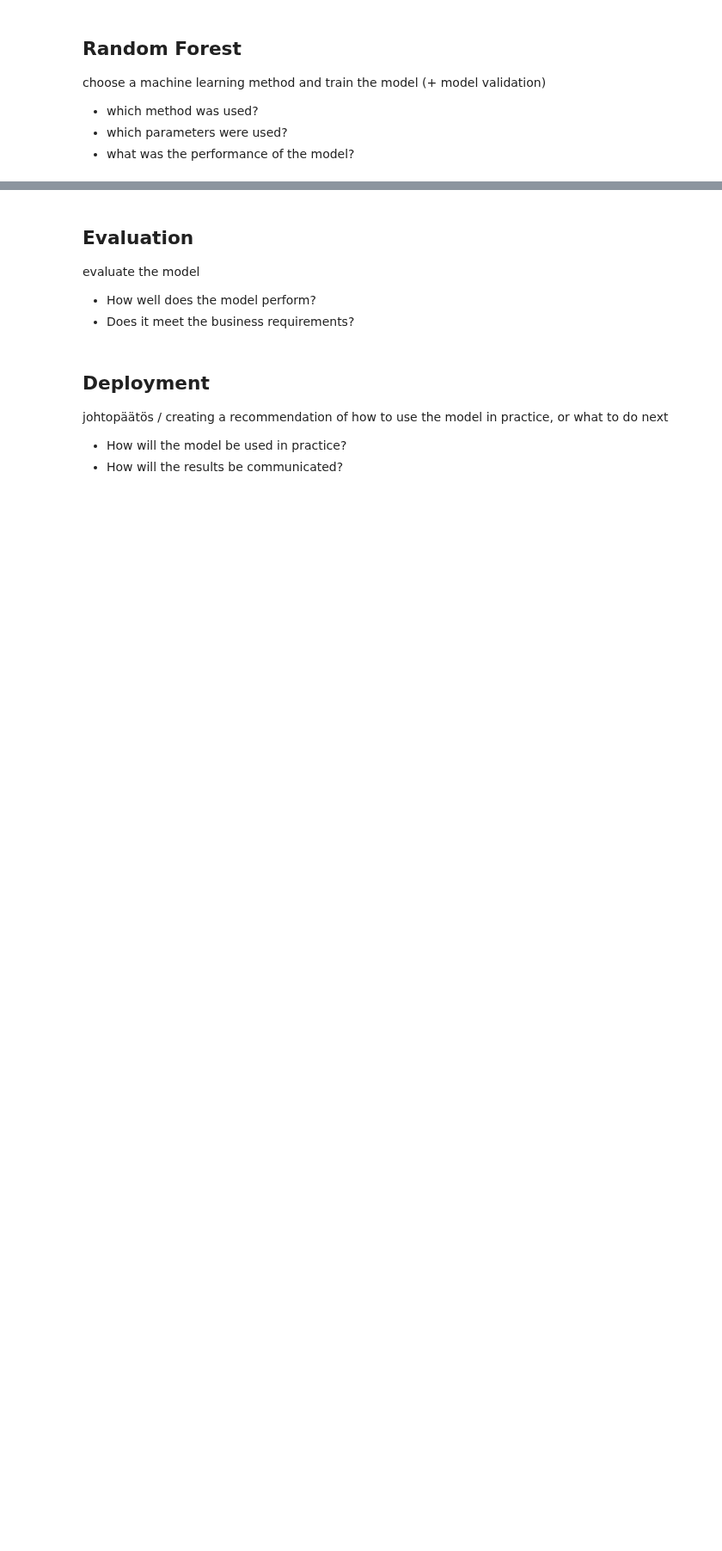
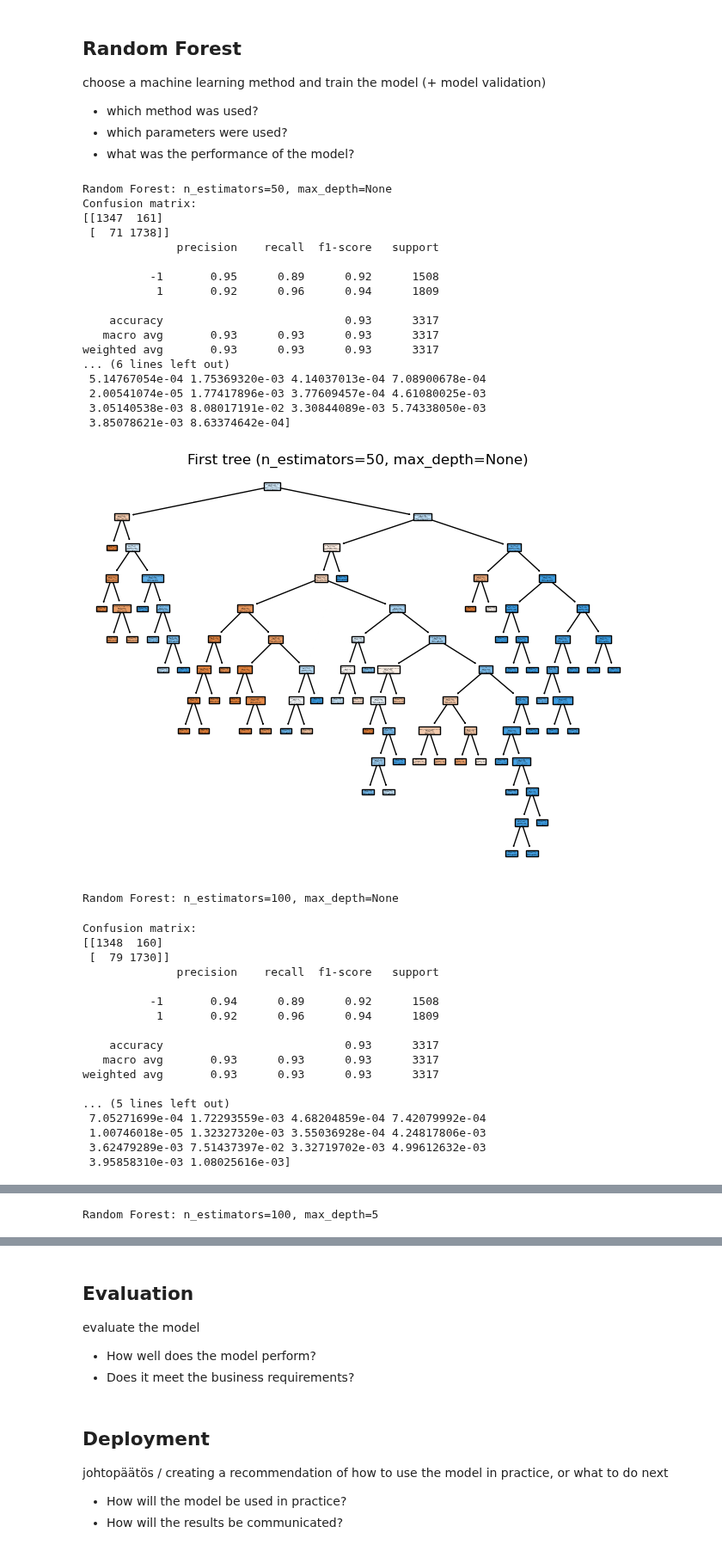
Before and after one commit to Itz-Ezu/DKKO_group6, a Jupyter notebook: dtrees_rforests/DTree_RForest.ipynb, the cells around one changed output, grey strips where cells are left out. Shown at 86% size. Cells and saved outputs as stored; diff of their text form; code cells hidden in the pictures; blank space fills up the shorter version.

```diff
--- a/dtrees_rforests/DTree_RForest.ipynb
+++ b/dtrees_rforests/DTree_RForest.ipynb
@@ -241,4 +245,76 @@ choose a machine learning method and train the model (+ model validation)
 - which parameters were used?
 - what was the performance of the model?
 # %%
-# hello world
+from sklearn.ensemble import RandomForestClassifier
+from sklearn.metrics import accuracy_score, confusion_matrix, classification_report
+import matplotlib.pyplot as plt
+from sklearn.tree import plot_tree, export_text
+import pandas as pd
+
+# Hyperparametrien testaus
+param_grid = [(50, None), (100, None), (100, 5), (100, 10), (200, 5)] # (n_estimators, max_depth)
+results = []
+
+for n_estimators, max_depth in param_grid:
+    print(f"\nRandom Forest: n_estimators={n_estimators}, max_depth={max_depth}")
+    model = RandomForestClassifier(n_estimators=n_estimators, max_depth=max_depth, bootstrap=True, max_samples=0.7, min_samples_leaf=30, random_state=randomstate)
+    model.fit(X_train, y_train)
+    y_pred = model.predict(X_test)
+    acc = accuracy_score(y_test, y_pred)
+    prec = precision_score(y_test, y_pred)
+    rec = recall_score(y_test, y_pred)
+    f1 = f1_score(y_test, y_pred)
+    results.append({'n_estimators': n_estimators, 'max_depth': max_depth, 'accuracy': acc, 'precision': prec, 'recall': rec, 'f1': f1})
+    print(f'Confusion matrix:\n{confusion_matrix(y_test, y_pred)}')
+    print(classification_report(y_test, y_pred))
+    print('Feature importances:')
+    print(model.feature_importances_)
+    # Visuali<
+    plt.figure(figsize=(8, 6))
+    plot_tree(model.estimators_[0], filled=True, feature_names=X.columns, class_names=['phishing', 'legitimate'])
+    plt.title(f'First tree (n_estimators={n_estimators}, max_depth={max_depth})')
+    plt.show()
+
+# Display results
+results_df = pd.DataFrame(results)
+print("\nYhteenveto hyperparametrien vaikutuksesta:")
+print(results_df)
+best = results_df.sort_values('accuracy', ascending=False).iloc[0]
+print(f"\nParas tulos: n_estimators={best['n_estimators']}, max_depth={best['max_depth']}, accuracy={best['accuracy']:.4f}")
+# %% [output]
+Random Forest: n_estimators=50, max_depth=None
+Confusion matrix:
+[[1347  161]
+ [  71 1738]]
+              precision    recall  f1-score   support
+
+          -1       0.95      0.89      0.92      1508
+           1       0.92      0.96      0.94      1809
+
+    accuracy                           0.93      3317
+   macro avg       0.93      0.93      0.93      3317
+weighted avg       0.93      0.93      0.93      3317
+... (6 lines left out)
+ 5.14767054e-04 1.75369320e-03 4.14037013e-04 7.08900678e-04
+ 2.00541074e-05 1.77417896e-03 3.77609457e-04 4.61080025e-03
+ 3.05140538e-03 8.08017191e-02 3.30844089e-03 5.74338050e-03
+ 3.85078621e-03 8.63374642e-04]
+[figure, added]
+Random Forest: n_estimators=100, max_depth=None
+Confusion matrix:
+[[1348  160]
+ [  79 1730]]
+              precision    recall  f1-score   support
+
+          -1       0.94      0.89      0.92      1508
+           1       0.92      0.96      0.94      1809
+
+    accuracy                           0.93      3317
+   macro avg       0.93      0.93      0.93      3317
+weighted avg       0.93      0.93      0.93      3317
+
+... (5 lines left out)
+ 7.05271699e-04 1.72293559e-03 4.68204859e-04 7.42079992e-04
+ 1.00746018e-05 1.32327320e-03 3.55036928e-04 4.24817806e-03
+ 3.62479289e-03 7.51437397e-02 3.32719702e-03 4.99612632e-03
+ 3.95858310e-03 1.08025616e-03]
@@ -244,0 +322 @@ choose a machine learning method and train the model (+ model validation)
+Random Forest: n_estimators=100, max_depth=5
```
Also changed, not shown: parts of 2 cells of this notebook, 1 other file.
